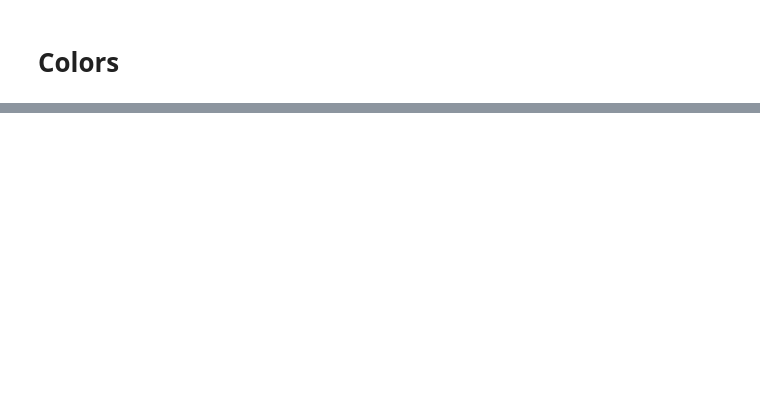
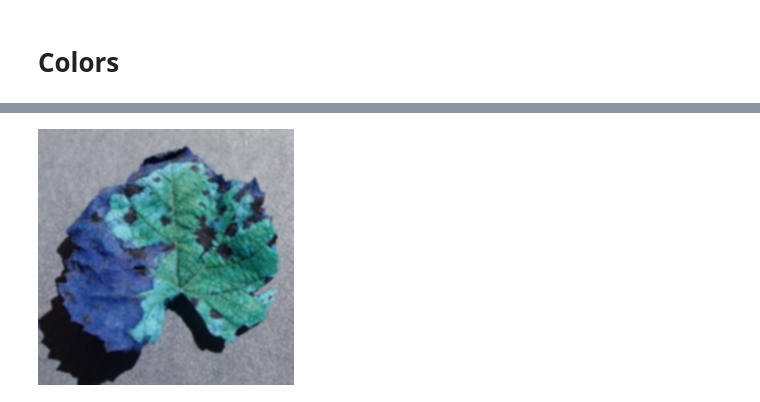
Before and after one commit to JBarmentlo/42-Leafliction, a Jupyter notebook: transformation.ipynb, the cells around one changed output, grey strips where cells are left out. Saved outputs shown, nothing was run; the diff lists cells and outputs as text; code cells hidden in the pictures; blank space fills up the shorter version.

```diff
--- a/transformation.ipynb
+++ b/transformation.ipynb
@@ -101,0 +62,5 @@ torch.Tensor
+# %%
+gaussian_img = pcv.gaussian_blur(img=tensor_to_cv(im), ksize=(5, 5), sigma_x=0, sigma_y=None)
+Image.fromarray(gaussian_img)
+# %% [output]
+[figure, added]
```
Also changed, not shown: parts of 7 cells of this notebook.
